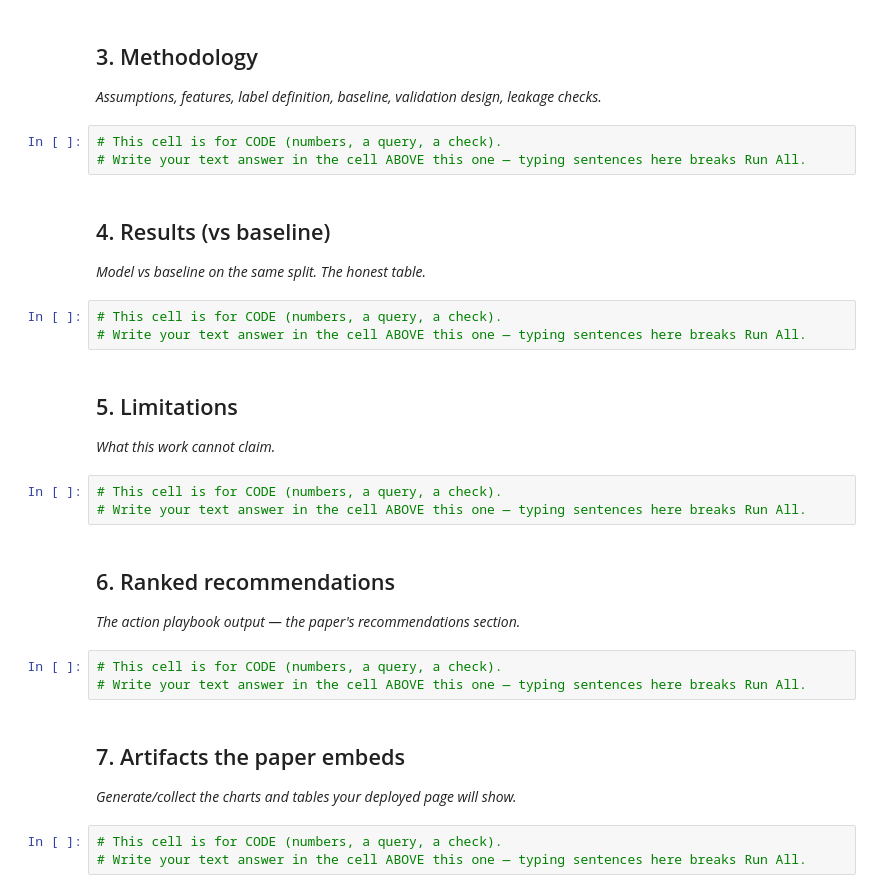
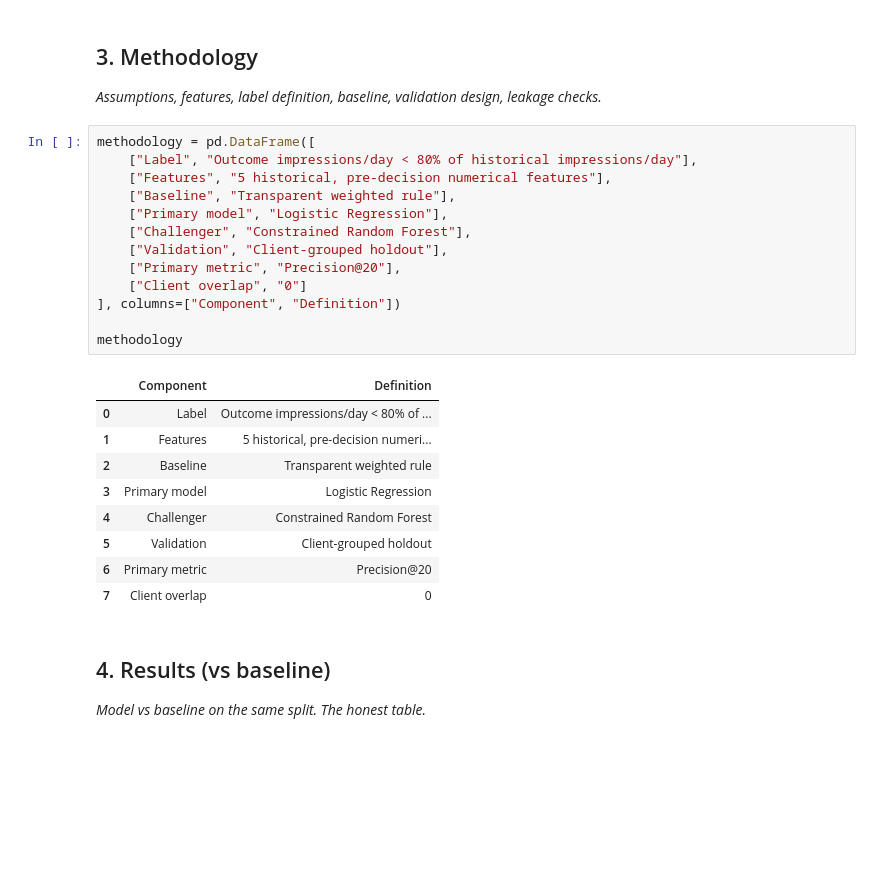
Before and after one commit to Cyb3rVigil/flyrank-ml-internship, a Jupyter notebook: work/notebooks/capstone.ipynb, the cells around one changed output. Saved outputs shown, nothing was run; the diff lists cells and outputs as text; blank space fills up the shorter version.

Commit message:
Complete capstone research paper

```diff
--- a/work/notebooks/capstone.ipynb
+++ b/work/notebooks/capstone.ipynb
@@ -24,34 +73,30 @@ This skeleton is yours to fill. Work the sections **in order** — each one has
 ## 3. Methodology
 
 *Assumptions, features, label definition, baseline, validation design, leakage checks.*
-# %%
-# This cell is for CODE (numbers, a query, a check).
-# Write your text answer in the cell ABOVE this one — typing sentences here breaks Run All.
+# %%
+methodology = pd.DataFrame([
+    ["Label", "Outcome impressions/day < 80% of historical impressions/day"],
+    ["Features", "5 historical, pre-decision numerical features"],
+    ["Baseline", "Transparent weighted rule"],
+    ["Primary model", "Logistic Regression"],
+    ["Challenger", "Constrained Random Forest"],
+    ["Validation", "Client-grouped holdout"],
+    ["Primary metric", "Precision@20"],
+    ["Client overlap", "0"]
+], columns=["Component", "Definition"])
+
+methodology
+# %% [output]
+|  | Component | Definition |
+| 0 | Label | Outcome impressions/day < 80% of ... |
+| 1 | Features | 5 historical, pre-decision numeri... |
+| 2 | Baseline | Transparent weighted rule |
+| 3 | Primary model | Logistic Regression |
+| 4 | Challenger | Constrained Random Forest |
+| 5 | Validation | Client-grouped holdout |
+| 6 | Primary metric | Precision@20 |
+| 7 | Client overlap | 0 |
 # %% [markdown]
 ## 4. Results (vs baseline)
 
 *Model vs baseline on the same split. The honest table.*
-# %%
-# This cell is for CODE (numbers, a query, a check).
-# Write your text answer in the cell ABOVE this one — typing sentences here breaks Run All.
-# %% [markdown]
-## 5. Limitations
-
-*What this work cannot claim.*
-# %%
-# This cell is for CODE (numbers, a query, a check).
-# Write your text answer in the cell ABOVE this one — typing sentences here breaks Run All.
-# %% [markdown]
-## 6. Ranked recommendations
-
-*The action playbook output — the paper's recommendations section.*
-# %%
-# This cell is for CODE (numbers, a query, a check).
-# Write your text answer in the cell ABOVE this one — typing sentences here breaks Run All.
-# %% [markdown]
-## 7. Artifacts the paper embeds
-
-*Generate/collect the charts and tables your deployed page will show.*
-# %%
-# This cell is for CODE (numbers, a query, a check).
-# Write your text answer in the cell ABOVE this one — typing sentences here breaks Run All.
```
Also changed, not shown: parts of 16 cells of this notebook.
